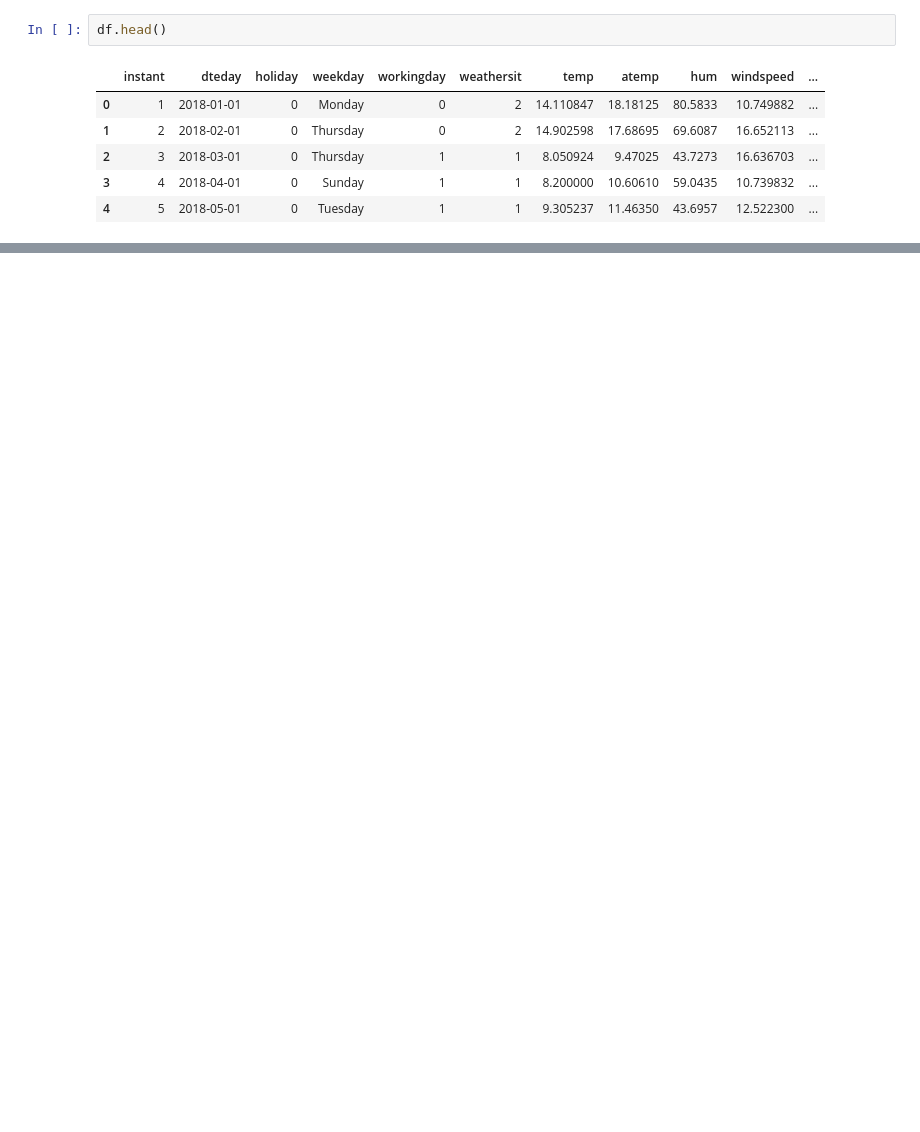
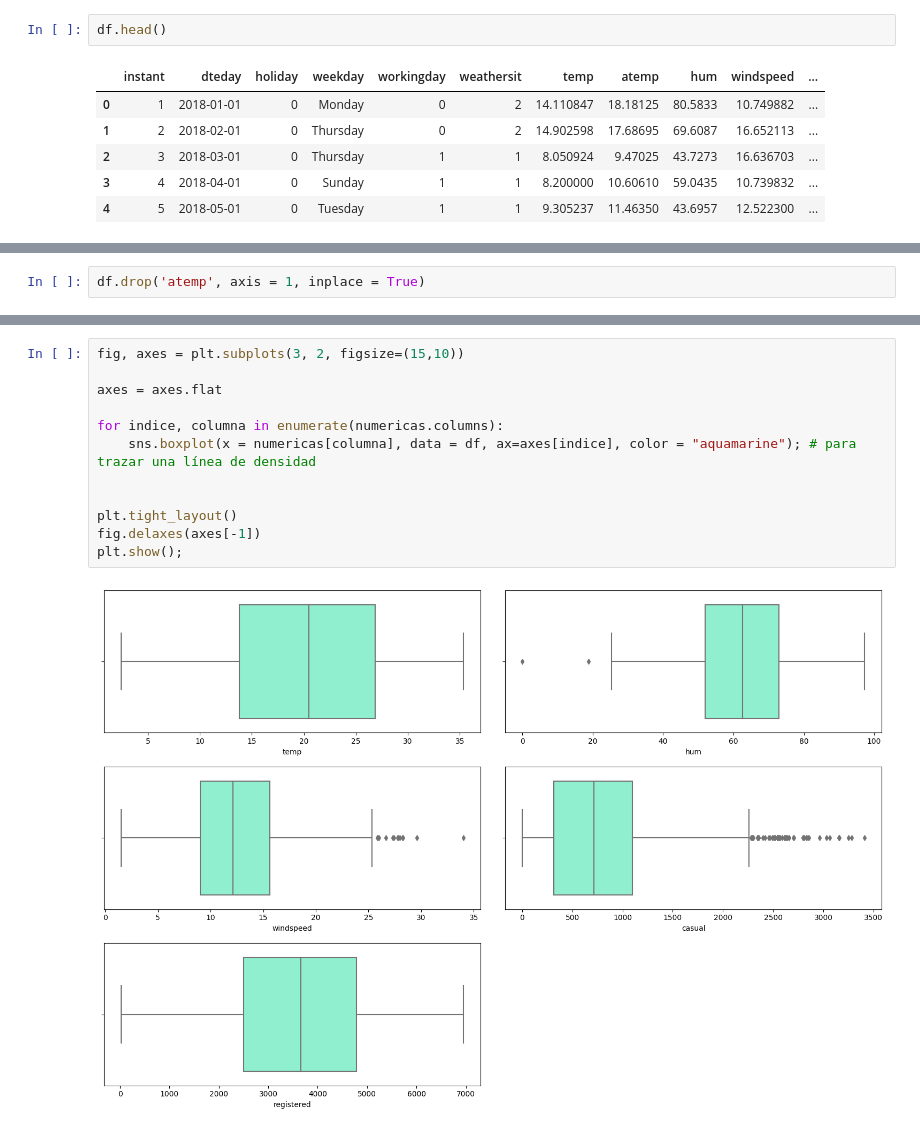
Before and after one commit to LidyaDescals/project-da-promo-D-module-3-team-3, a Jupyter notebook: analisis_exploratorio.ipynb, the cells around one changed output, grey strips where cells are left out. Cells and saved outputs as stored; diff of their text form; blank space fills up the shorter version.

```diff
--- a/analisis_exploratorio.ipynb
+++ b/analisis_exploratorio.ipynb
@@ -219,0 +222,2 @@ print(df.head())
+# %%
+df.drop('atemp', axis = 1, inplace = True)
@@ -219,0 +233,14 @@ print(df.head())
+# %%
+fig, axes = plt.subplots(3, 2, figsize=(15,10))
+
+axes = axes.flat
+
+for indice, columna in enumerate(numericas.columns):
+    sns.boxplot(x = numericas[columna], data = df, ax=axes[indice], color = "aquamarine"); # para trazar una línea de densidad
+
+
+plt.tight_layout()
+fig.delaxes(axes[-1])
+plt.show();
+# %% [output]
+[figure, added]
```
Also changed, not shown: parts of 24 cells of this notebook.
